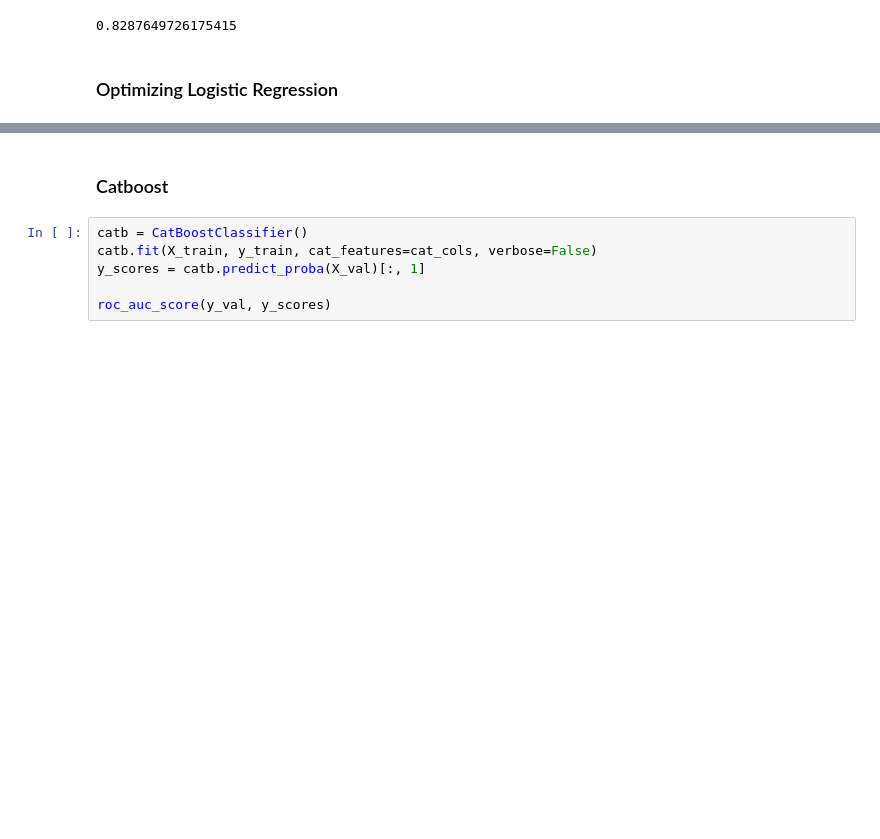
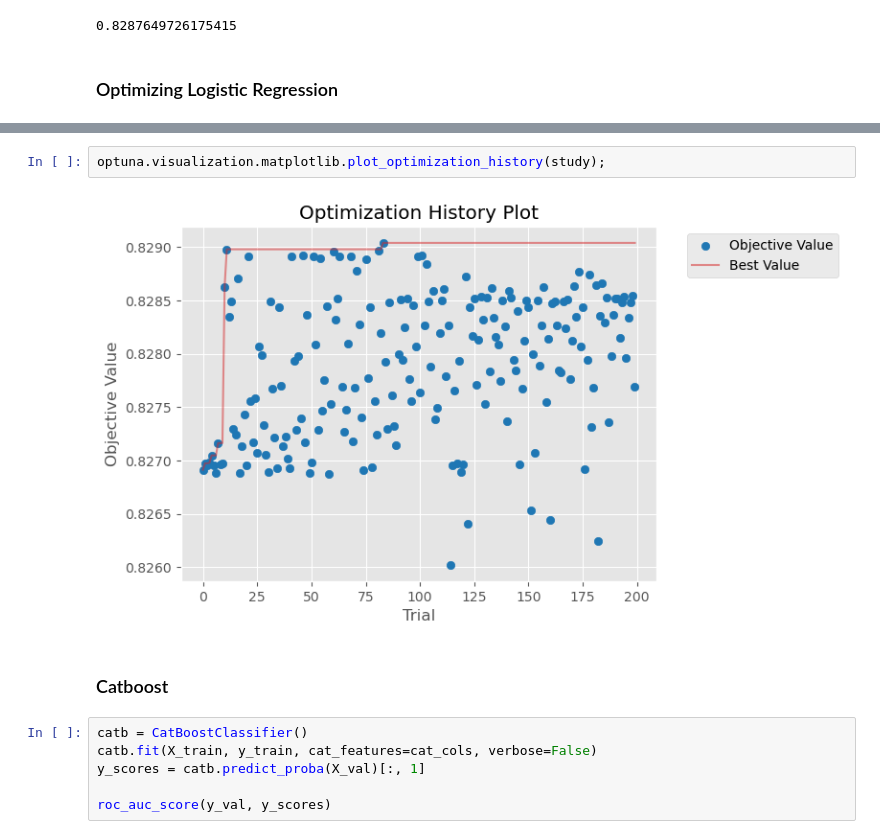
Before and after one commit to Dosann/DL-course-famcs-mipt, a Jupyter notebook: 3_kaggle_contest/churn_prediction.ipynb, the cells around one changed output, grey strips where cells are left out. Drawn from its saved outputs; the diff is of its cells as text; blank space fills up the shorter version.

Commit message:
improved optimization logreg and catboost

```diff
--- a/3_kaggle_contest/churn_prediction.ipynb
+++ b/3_kaggle_contest/churn_prediction.ipynb
@@ -244,3 +269,7 @@ roc_auc_score(y_val, grid_result.best_estimator_.predict_proba(X_val)[:, 1])
+# %%
+optuna.visualization.matplotlib.plot_optimization_history(study);
+# %% [output]
+[figure, added]
 # %% [markdown]
 ### Catboost
 # %%
```
Also changed, not shown: parts of 21 cells of this notebook.
